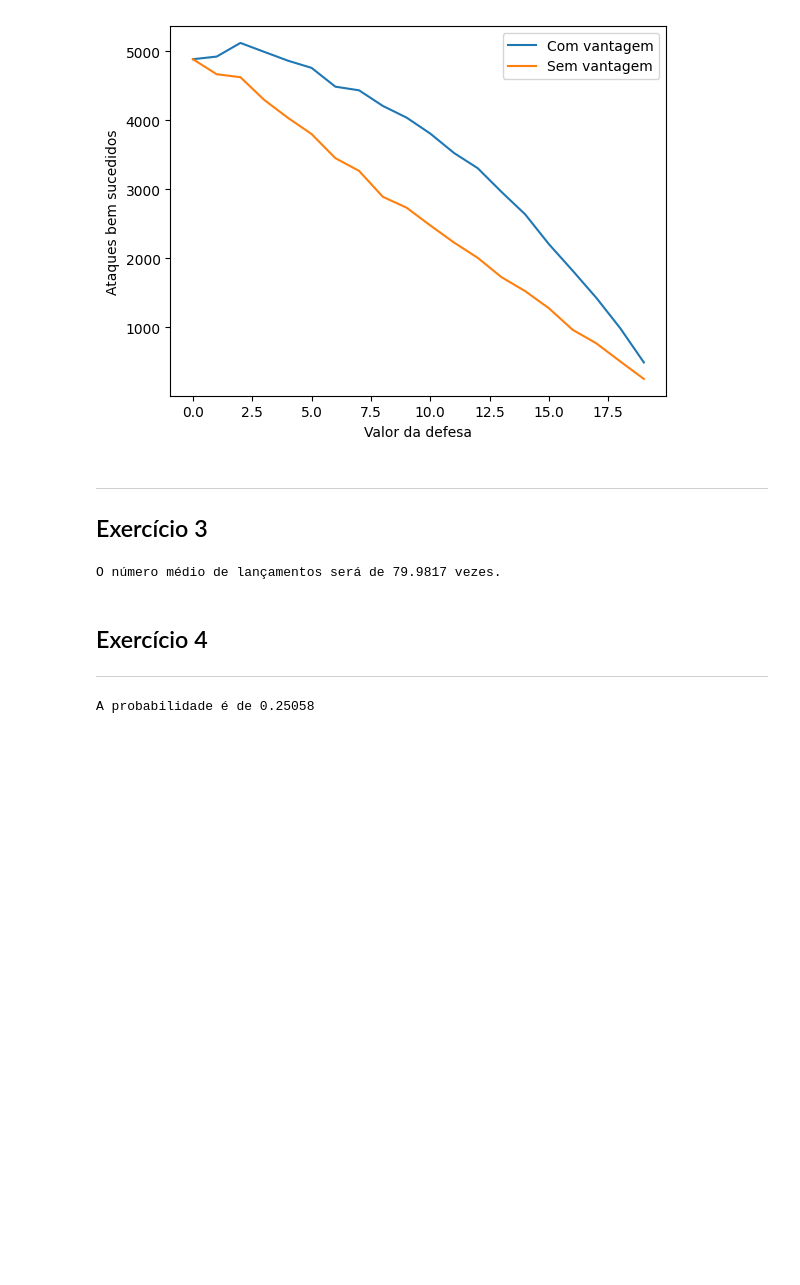
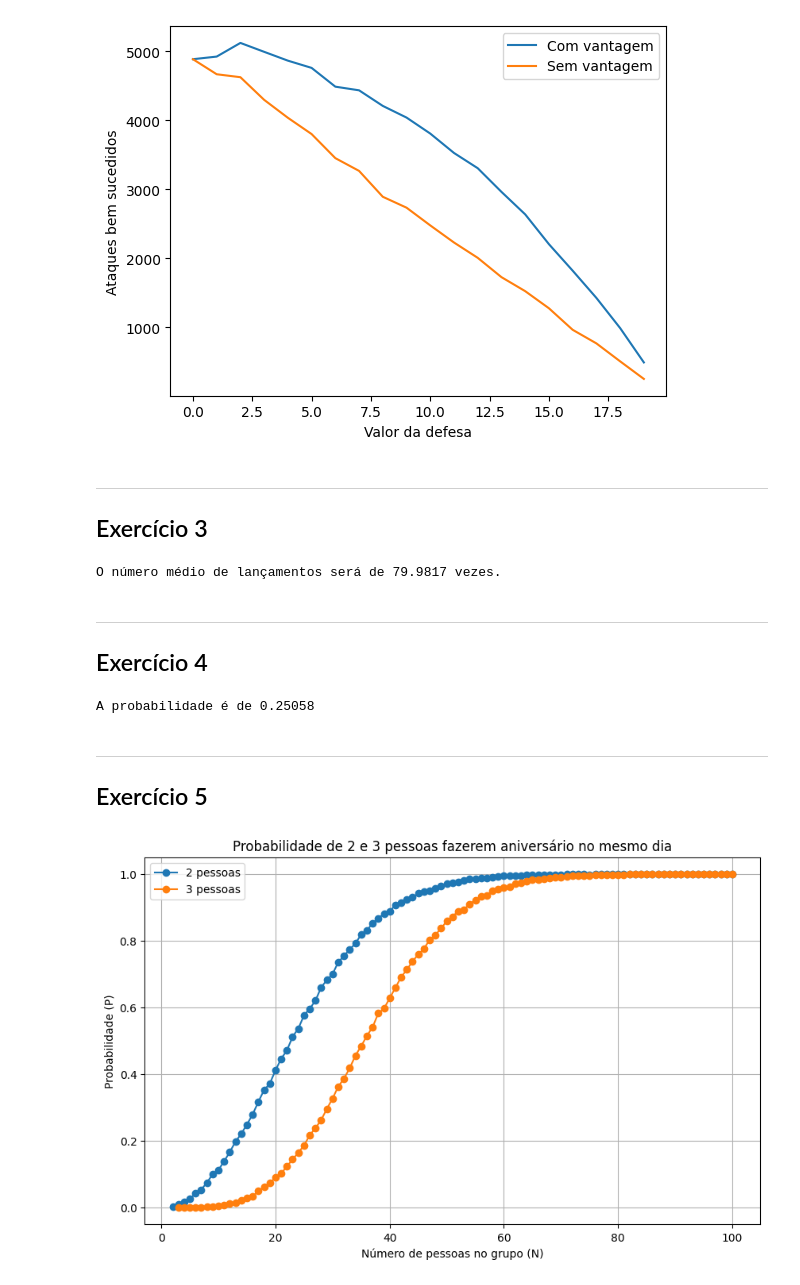
Before and after one commit to VictorLemeFernandes/modelagemSimulacao, a Jupyter notebook: lista01.ipynb, the cells around one changed output. Cells and saved outputs as stored; diff of their text form; code cells hidden in the pictures; blank space fills up the shorter version.

Commit message:
Exercício 5 e alguns ajustes em formatação

```diff
--- a/lista01.ipynb
+++ b/lista01.ipynb
@@ -157,9 +156,10 @@ print(f"O número médio de lançamentos será de {numpy.mean(numbersOfLaunch)}
 # %% [output]
 O número médio de lançamentos será de 79.9817 vezes.
 # %% [markdown]
-## Exercício 4
 
 ---
+
+## Exercício 4
 # %%
 import numpy
 
@@ -185,3 +185,71 @@ for i in range(monteCarlo):
 print(f'A probabilidade é de {numpy.mean(results)}')
 # %% [output]
 A probabilidade é de 0.25058
+# %% [markdown]
+
+---
+
+## Exercício 5
+# %%
+import numpy
+import matplotlib.pyplot as matPlot
+
+def probability2persons(N, monteCarlo=10000):
+    success = 0  # Contador de vezes em que 2 pessoas fazem aniversário no mesmo dia
+
+    for _ in range(monteCarlo):
+        # Simular aniversários aleatórios de N pessoas
+        birthdays = numpy.random.randint(1, 366, N)
+
+        # Verificar se há aniversários iguais
+        if len(birthdays) != len(set(birthdays)):
+            success += 1
+
+    # Calcular a probabilidade como o número de sucessos dividido pelo número de simulações
+    probability = success / monteCarlo
+
+    return probability
+
+def probability3persons(N, monteCarlo=10000):
+    success = 0  # Contador de vezes em que 3 pessoas compartilham um aniversário
+
+    for _ in range(monteCarlo):
+        # Simular aniversários aleatórios de N pessoas
+        birthdays = numpy.random.randint(1, 366, N)
+
+        # Verificar se há três aniversários iguais
+        if len(birthdays) - len(set(birthdays)) >= 2:
+            success += 1
+
+    # Calcular a probabilidade como o número de sucessos dividido pelo número de simulações
+    probability = success / monteCarlo
+
+    return probability
+
+
+N_range = numpy.arange(2, 101)  # Tamanhos de grupos de 2 a 100
+N_range3 = numpy.arange(3, 101) # Tamanhos de grupos de 3 a 100
+odds_2_persons = []
+odds_3_persons = []
+
+for N in N_range:
+    odds = probability2persons(N)
+    odds_2_persons.append(odds)
+
+
+for N in N_range3:
+    odds = probability3persons(N)
+    odds_3_persons.append(odds)
+
+
+matPlot.figure(figsize=(10, 6))
+matPlot.plot(N_range, odds_2_persons, marker='o', linestyle='-', label='2 pessoas')
+matPlot.plot(N_range3, odds_3_persons, marker='o', linestyle='-', label='3 pessoas')
+matPlot.title('Probabilidade de 2 e 3 pessoas fazerem aniversário no mesmo dia')
+matPlot.xlabel('Número de pessoas no grupo (N)')
+matPlot.ylabel('Probabilidade (P)')
+matPlot.grid(True)
+matPlot.legend()
+matPlot.show()
+# %% [output]
+[figure, added]
```
Also changed, not shown: parts of 1 cell of this notebook.
